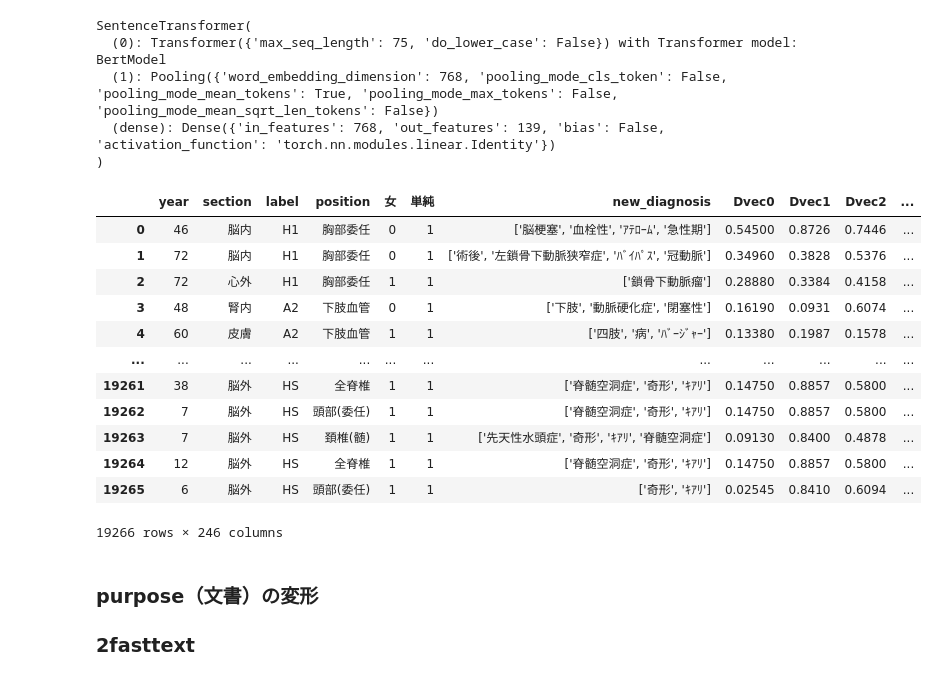
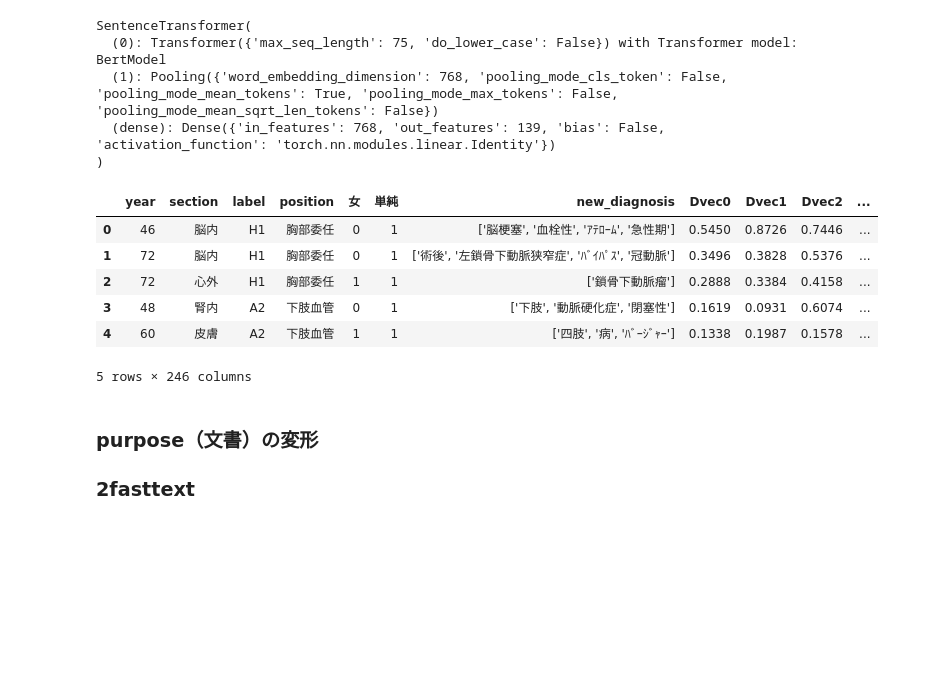
Before and after one commit to mecab-g/MRI, a Jupyter notebook: プロトコール予測/3.2recomendation_comp.ipynb, the cells around one changed output. Saved outputs shown, nothing was run; the diff lists cells and outputs as text; code cells hidden in the pictures; blank space fills up the shorter version.

```diff
--- a/プロトコール予測/3.2recomendation_comp.ipynb
+++ b/プロトコール予測/3.2recomendation_comp.ipynb
@@ -70,21 +70,15 @@ df_sBERT=pd.read_csv("../CSVs/sBERT_data.csv")
 
 df_sBERT=df_sBERT.drop(['Unnamed: 0.3', 'Unnamed: 0.2', 'Unnamed: 0','Unnamed: 0.1', 'purpose', 'diagnosis','男','造影', ], axis=1)
 # %%
-df_sBERT
+df_sBERT.head()
 # %% [output]
 |  | year | section | label | position | 女 | 単純 | new_diagnosis | Dvec0 | Dvec1 | Dvec2 | ... |
-| 0 | 46 | 脳内 | H1 | 胸部委任 | 0 | 1 | ['脳梗塞', '血栓性', 'ｱﾃﾛｰﾑ', '急性期'] | 0.54500 | 0.8726 | 0.7446 | ... |
-| 1 | 72 | 脳内 | H1 | 胸部委任 | 0 | 1 | ['術後', '左鎖骨下動脈狭窄症', 'ﾊﾞｲﾊﾟｽ', '冠動脈'] | 0.34960 | 0.3828 | 0.5376 | ... |
-| 2 | 72 | 心外 | H1 | 胸部委任 | 1 | 1 | ['鎖骨下動脈瘤'] | 0.28880 | 0.3384 | 0.4158 | ... |
-| 3 | 48 | 腎内 | A2 | 下肢血管 | 0 | 1 | ['下肢', '動脈硬化症', '閉塞性'] | 0.16190 | 0.0931 | 0.6074 | ... |
-| 4 | 60 | 皮膚 | A2 | 下肢血管 | 1 | 1 | ['四肢', '病', 'ﾊﾞｰｼﾞｬｰ'] | 0.13380 | 0.1987 | 0.1578 | ... |
-| ... | ... | ... | ... | ... | ... | ... | ... | ... | ... | ... | ... |
-| 19261 | 38 | 脳外 | HS | 全脊椎 | 1 | 1 | ['脊髄空洞症', '奇形', 'ｷｱﾘ'] | 0.14750 | 0.8857 | 0.5800 | ... |
-| 19262 | 7 | 脳外 | HS | 頭部(委任) | 1 | 1 | ['脊髄空洞症', '奇形', 'ｷｱﾘ'] | 0.14750 | 0.8857 | 0.5800 | ... |
-| 19263 | 7 | 脳外 | HS | 頚椎(髄) | 1 | 1 | ['先天性水頭症', '奇形', 'ｷｱﾘ', '脊髄空洞症'] | 0.09130 | 0.8400 | 0.4878 | ... |
-| 19264 | 12 | 脳外 | HS | 全脊椎 | 1 | 1 | ['脊髄空洞症', '奇形', 'ｷｱﾘ'] | 0.14750 | 0.8857 | 0.5800 | ... |
-| 19265 | 6 | 脳外 | HS | 頭部(委任) | 1 | 1 | ['奇形', 'ｷｱﾘ'] | 0.02545 | 0.8410 | 0.6094 | ... |
+| 0 | 46 | 脳内 | H1 | 胸部委任 | 0 | 1 | ['脳梗塞', '血栓性', 'ｱﾃﾛｰﾑ', '急性期'] | 0.5450 | 0.8726 | 0.7446 | ... |
+| 1 | 72 | 脳内 | H1 | 胸部委任 | 0 | 1 | ['術後', '左鎖骨下動脈狭窄症', 'ﾊﾞｲﾊﾟｽ', '冠動脈'] | 0.3496 | 0.3828 | 0.5376 | ... |
+| 2 | 72 | 心外 | H1 | 胸部委任 | 1 | 1 | ['鎖骨下動脈瘤'] | 0.2888 | 0.3384 | 0.4158 | ... |
+| 3 | 48 | 腎内 | A2 | 下肢血管 | 0 | 1 | ['下肢', '動脈硬化症', '閉塞性'] | 0.1619 | 0.0931 | 0.6074 | ... |
+| 4 | 60 | 皮膚 | A2 | 下肢血管 | 1 | 1 | ['四肢', '病', 'ﾊﾞｰｼﾞｬｰ'] | 0.1338 | 0.1987 | 0.1578 | ... |
-19266 rows × 246 columns
+5 rows × 246 columns
 # %% [markdown]
 ### purpose（文書）の変形
 ### 2fasttext
```
Also changed, not shown: parts of 19 cells of this notebook, 6 other files.
